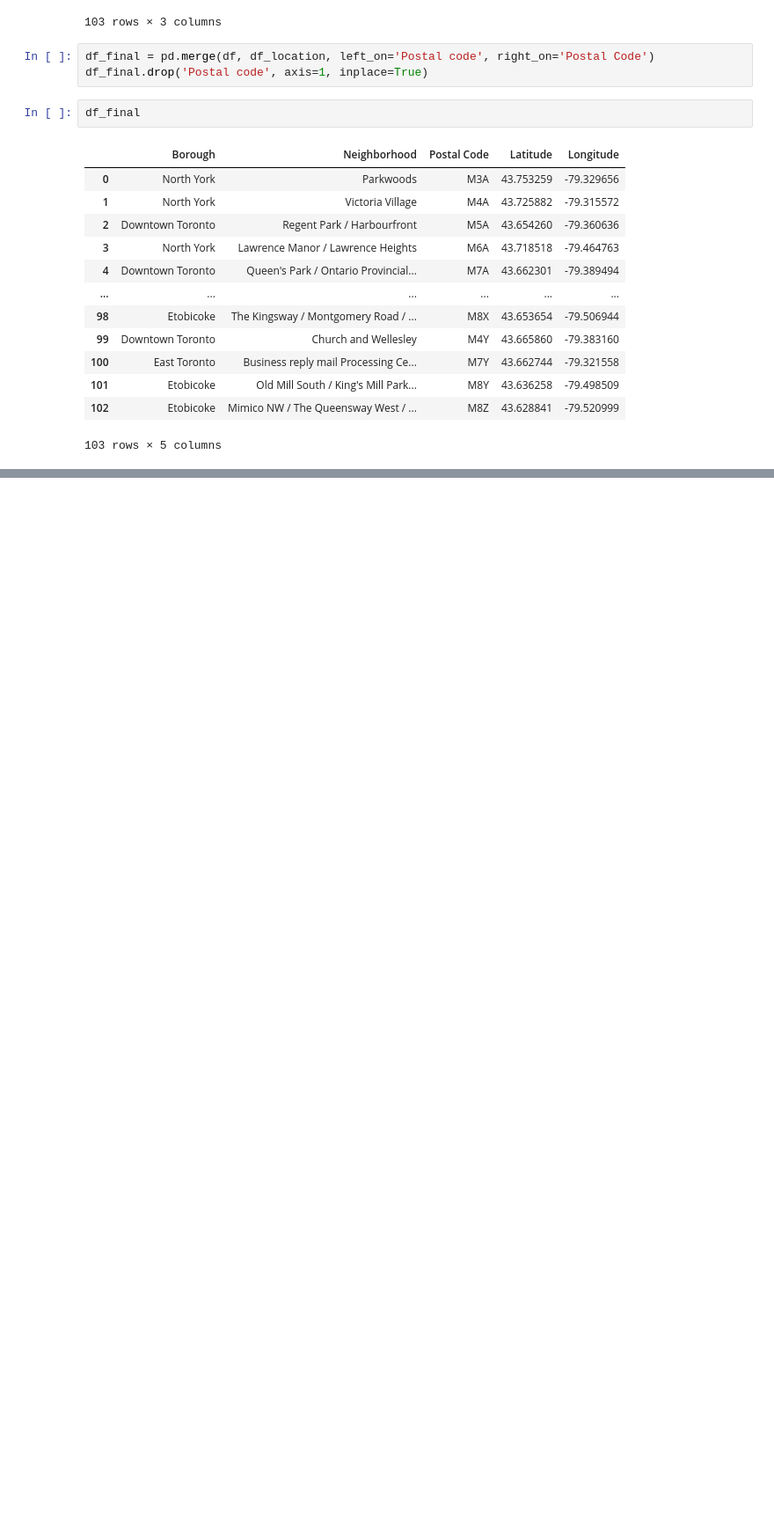
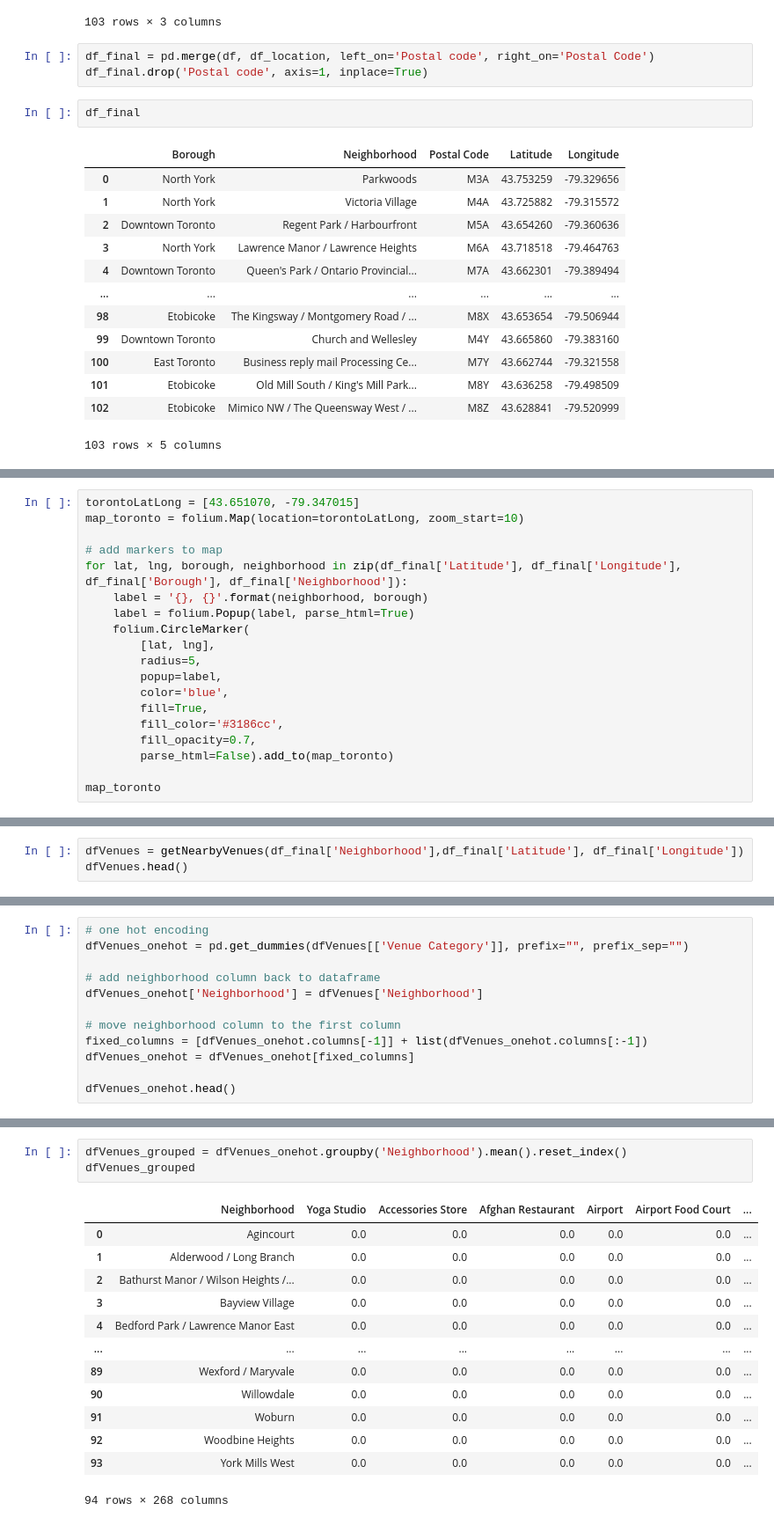
Before and after one commit to almsasantos/Coursera_Capstone, a Jupyter notebook: Untitled-Copy1.ipynb, the cells around one changed output, grey strips where cells are left out. Shown at 88% size. Cells and saved outputs as stored; diff of their text form; blank space fills up the shorter version.

```diff
--- a/Untitled-Copy1.ipynb
+++ b/Untitled-Copy1.ipynb
@@ -120,0 +130,19 @@ df_final
+# %%
+torontoLatLong = [43.651070, -79.347015]
+map_toronto = folium.Map(location=torontoLatLong, zoom_start=10)
+
+# add markers to map
+for lat, lng, borough, neighborhood in zip(df_final['Latitude'], df_final['Longitude'], df_final['Borough'], df_final['Neighborhood']):
+    label = '{}, {}'.format(neighborhood, borough)
+    label = folium.Popup(label, parse_html=True)
+    folium.CircleMarker(
+        [lat, lng],
+        radius=5,
+        popup=label,
+        color='blue',
+        fill=True,
+        fill_color='#3186cc',
+        fill_opacity=0.7,
+        parse_html=False).add_to(map_toronto)
+
+map_toronto
@@ -120,0 +212,3 @@ df_final
+# %%
+dfVenues = getNearbyVenues(df_final['Neighborhood'],df_final['Latitude'], df_final['Longitude'])
+dfVenues.head()
@@ -120,0 +260,12 @@ df_final
+# %%
+# one hot encoding
+dfVenues_onehot = pd.get_dummies(dfVenues[['Venue Category']], prefix="", prefix_sep="")
+
+# add neighborhood column back to dataframe
+dfVenues_onehot['Neighborhood'] = dfVenues['Neighborhood']
+
+# move neighborhood column to the first column
+fixed_columns = [dfVenues_onehot.columns[-1]] + list(dfVenues_onehot.columns[:-1])
+dfVenues_onehot = dfVenues_onehot[fixed_columns]
+
+dfVenues_onehot.head()
@@ -120,0 +280,17 @@ df_final
+# %%
+dfVenues_grouped = dfVenues_onehot.groupby('Neighborhood').mean().reset_index()
+dfVenues_grouped
+# %% [output]
+|  | Neighborhood | Yoga Studio | Accessories Store | Afghan Restaurant | Airport | Airport Food Court | ... |
+| 0 | Agincourt | 0.0 | 0.0 | 0.0 | 0.0 | 0.0 | ... |
+| 1 | Alderwood / Long Branch | 0.0 | 0.0 | 0.0 | 0.0 | 0.0 | ... |
+| 2 | Bathurst Manor / Wilson Heights /... | 0.0 | 0.0 | 0.0 | 0.0 | 0.0 | ... |
+| 3 | Bayview Village | 0.0 | 0.0 | 0.0 | 0.0 | 0.0 | ... |
+| 4 | Bedford Park / Lawrence Manor East | 0.0 | 0.0 | 0.0 | 0.0 | 0.0 | ... |
+| ... | ... | ... | ... | ... | ... | ... | ... |
+| 89 | Wexford / Maryvale | 0.0 | 0.0 | 0.0 | 0.0 | 0.0 | ... |
+| 90 | Willowdale | 0.0 | 0.0 | 0.0 | 0.0 | 0.0 | ... |
+| 91 | Woburn | 0.0 | 0.0 | 0.0 | 0.0 | 0.0 | ... |
+| 92 | Woodbine Heights | 0.0 | 0.0 | 0.0 | 0.0 | 0.0 | ... |
+| 93 | York Mills West | 0.0 | 0.0 | 0.0 | 0.0 | 0.0 | ... |
+94 rows × 268 columns
```
Also changed, not shown: parts of 23 cells of this notebook.
